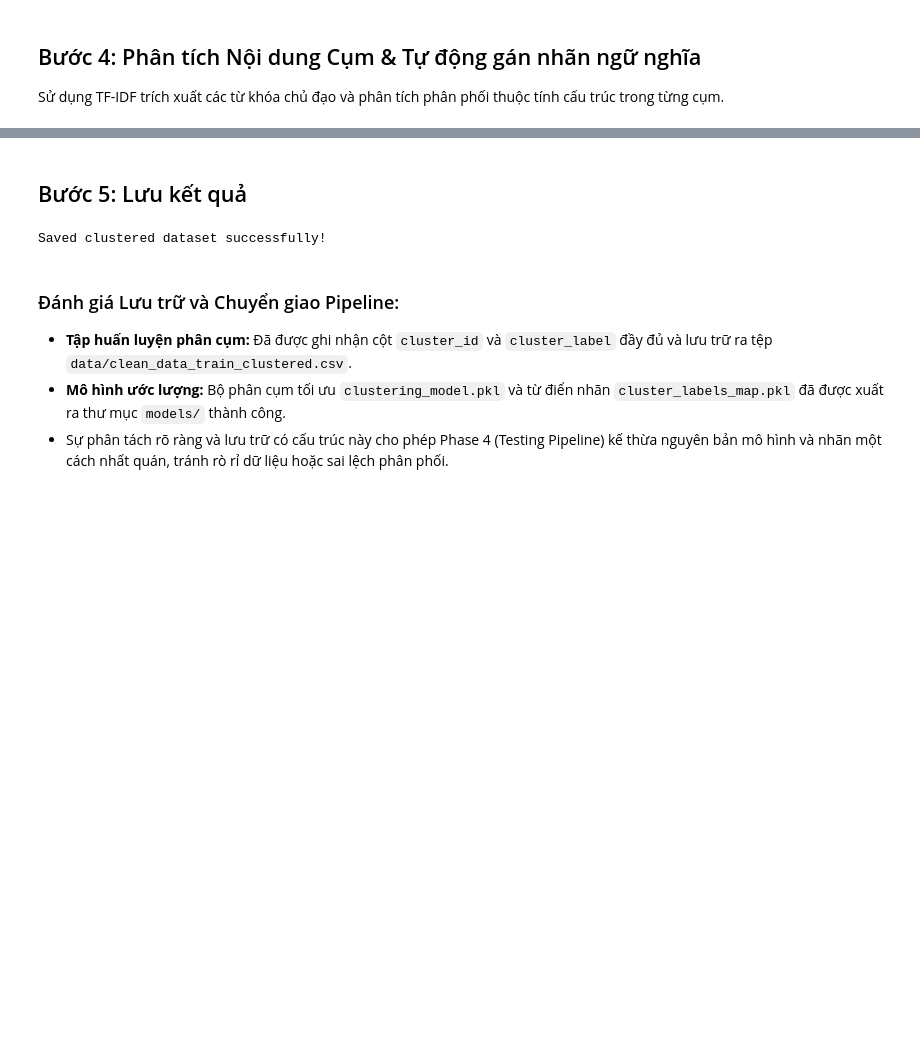
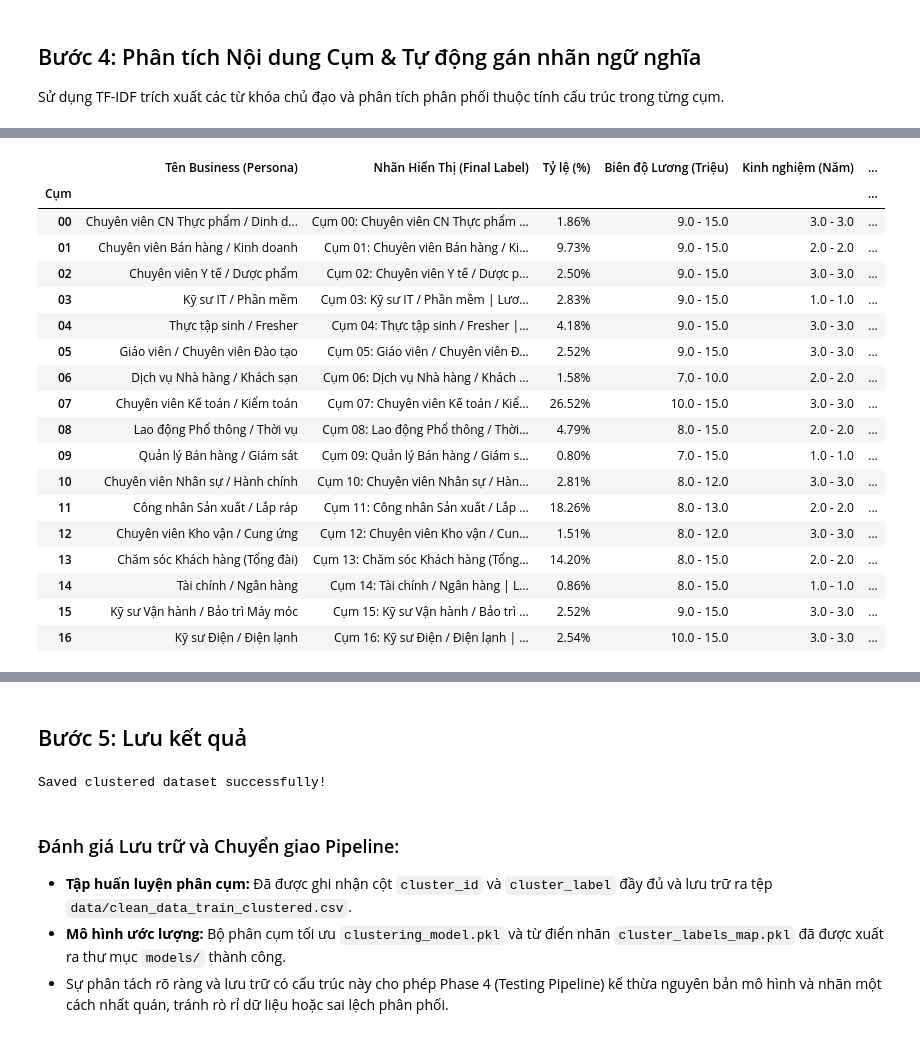
Before and after one commit to LuongVanVo/vietnam-job-market-clustering, a Jupyter notebook: notebooks/03_training.ipynb, the cells around one changed output, grey strips where cells are left out. Saved outputs shown, nothing was run; the diff lists cells and outputs as text; code cells hidden in the pictures; blank space fills up the shorter version.

```diff
--- a/notebooks/03_training.ipynb
+++ b/notebooks/03_training.ipynb
@@ -278,0 +173,81 @@ Quá trình phân tích hồ sơ trích xuất đặc trưng của **$K = 17$**
+# %%
+# Bộ Từ điển Ánh xạ Business Persona chuyên nghiệp cho K=17
+BUSINESS_PERSONA_MAP_17 = {
+    0: "Chuyên viên CN Thực phẩm / Dinh dưỡng",
+    1: "Chuyên viên Bán hàng / Kinh doanh",
+    2: "Chuyên viên Y tế / Dược phẩm",
+    3: "Kỹ sư IT / Phần mềm",
+    4: "Thực tập sinh / Fresher",
+    5: "Giáo viên / Chuyên viên Đào tạo",
+    6: "Dịch vụ Nhà hàng / Khách sạn",
+    7: "Chuyên viên Kế toán / Kiểm toán",
+    8: "Lao động Phổ thông / Thời vụ",
+    9: "Quản lý Bán hàng / Giám sát",
+    10: "Chuyên viên Nhân sự / Hành chính",
+    11: "Công nhân Sản xuất / Lắp ráp",
+    12: "Chuyên viên Kho vận / Cung ứng",
+    13: "Chăm sóc Khách hàng (Tổng đài)",
+    14: "Tài chính / Ngân hàng",
+    15: "Kỹ sư Vận hành / Bảo trì Máy móc",
+    16: "Kỹ sư Điện / Điện lạnh"
+}
+
+cluster_profiles = {}
+cluster_labels_map_final = {}
+summary_data = []
+
+for c in range(k_optimal):
+    df_c = df_train_final[df_train_final['cluster_id'] == c]
+    count_c = len(df_c)
+    pct_c = (count_c / len(df_train_final)) * 100
+
+    # Lấy thuộc tính Lương & Kinh nghiệm (Range)
+    sal_min = df_c['salary_min_m_vnd'].median()
+    sal_max = df_c['salary_max_m_vnd'].median()
+    exp_min = df_c['exp_min_years'].median()
+    exp_max = df_c['exp_max_years'].median()
+
+    # Lấy Top Bằng cấp, Địa điểm, Chức danh
+    top_edu = df_c['education_level'].mode()[0] if 'education_level' in df_c and not df_c['education_level'].empty else "N/A"
+    top_locs = ", ".join(df_c['location'].value_counts().head(2).index.tolist()) if 'location' in df_c else "N/A"
+    top_titles = ", ".join(df_c['job_title'].value_counts().head(2).index.tolist()) if 'job_title' in df_c else "N/A"
+
+    # Top Ngành nghề
+    industry_counts = df_c['job_industry'].value_counts()
+    top_industry = industry_counts.index[0] if not industry_counts.empty else "Đa ngành"
+    top_3_industries = ", ".join(industry_counts.head(3).index.tolist())
+
+    # Ánh xạ Tên Business
+    if k_optimal == 17 and c in BUSINESS_PERSONA_MAP_17:
+        business_name = BUSINESS_PERSONA_MAP_17[c]
+    else:
+        business_name = top_industry
+
+    # Tạo Nhãn Đa Chiều
+    final_label = f"Cụm {c:02d}: {business_name} | Lương ~{sal_min:.0f}M | KN ~{exp_min:.0f} Năm"
+    cluster_labels_map_final[c] = final_label
+
+    # Đóng gói dữ liệu Profiling Mở rộng
+    summary_data.append({
+        'Cụm': f"{c:02d}",
+        'Tên Business (Persona)': business_name,
+        'Nhãn Hiển Thị (Final Label)': final_label,
+        'Tỷ lệ (%)': f"{pct_c:.2f}%",
+        'Biên độ Lương (Triệu)': f"{sal_min:.1f} - {sal_max:.1f}",
+        'Kinh nghiệm (Năm)': f"{exp_min:.1f} - {exp_max:.1f}",
+        'Địa điểm (Top 2)': top_locs,
+        'Chức danh tiêu biểu': top_titles,
+        'Top 3 Ngành gốc': top_3_industries
+    })
+
+# Gắn nhãn vào dataset và lưu từ điển
+df_train_final['cluster_label'] = df_train_final['cluster_id'].map(cluster_labels_map_final)
+import joblib
+joblib.dump(cluster_labels_map_final, "../models/cluster_labels_map.pkl")
+
+
+pd.set_option('display.max_colwidth', None)
+df_summary = pd.DataFrame(summary_data).set_index('Cụm')
+print("\n=== BẢNG CHÂN DUNG NGHỀ NGHIỆP MỞ RỘNG (EXTENDED PROFILES) ===")
+display(df_summary)
+# %% [output]
@@ -278,0 +255,19 @@ Quá trình phân tích hồ sơ trích xuất đặc trưng của **$K = 17$**
+|  | Tên Business (Persona) | Nhãn Hiển Thị (Final Label) | Tỷ lệ (%) | Biên độ Lương (Triệu) | Kinh nghiệm (Năm) | ... |
+| Cụm |  |  |  |  |  | ... |
+| 00 | Chuyên viên CN Thực phẩm / Dinh d... | Cụm 00: Chuyên viên CN Thực phẩm ... | 1.86% | 9.0 - 15.0 | 3.0 - 3.0 | ... |
+| 01 | Chuyên viên Bán hàng / Kinh doanh | Cụm 01: Chuyên viên Bán hàng / Ki... | 9.73% | 9.0 - 15.0 | 2.0 - 2.0 | ... |
+| 02 | Chuyên viên Y tế / Dược phẩm | Cụm 02: Chuyên viên Y tế / Dược p... | 2.50% | 9.0 - 15.0 | 3.0 - 3.0 | ... |
+| 03 | Kỹ sư IT / Phần mềm | Cụm 03: Kỹ sư IT / Phần mềm | Lươ... | 2.83% | 9.0 - 15.0 | 1.0 - 1.0 | ... |
+| 04 | Thực tập sinh / Fresher | Cụm 04: Thực tập sinh / Fresher |... | 4.18% | 9.0 - 15.0 | 3.0 - 3.0 | ... |
+| 05 | Giáo viên / Chuyên viên Đào tạo | Cụm 05: Giáo viên / Chuyên viên Đ... | 2.52% | 9.0 - 15.0 | 3.0 - 3.0 | ... |
+| 06 | Dịch vụ Nhà hàng / Khách sạn | Cụm 06: Dịch vụ Nhà hàng / Khách ... | 1.58% | 7.0 - 10.0 | 2.0 - 2.0 | ... |
+| 07 | Chuyên viên Kế toán / Kiểm toán | Cụm 07: Chuyên viên Kế toán / Kiể... | 26.52% | 10.0 - 15.0 | 3.0 - 3.0 | ... |
+| 08 | Lao động Phổ thông / Thời vụ | Cụm 08: Lao động Phổ thông / Thời... | 4.79% | 8.0 - 15.0 | 2.0 - 2.0 | ... |
+| 09 | Quản lý Bán hàng / Giám sát | Cụm 09: Quản lý Bán hàng / Giám s... | 0.80% | 7.0 - 15.0 | 1.0 - 1.0 | ... |
+| 10 | Chuyên viên Nhân sự / Hành chính | Cụm 10: Chuyên viên Nhân sự / Hàn... | 2.81% | 8.0 - 12.0 | 3.0 - 3.0 | ... |
+| 11 | Công nhân Sản xuất / Lắp ráp | Cụm 11: Công nhân Sản xuất / Lắp ... | 18.26% | 8.0 - 13.0 | 2.0 - 2.0 | ... |
+| 12 | Chuyên viên Kho vận / Cung ứng | Cụm 12: Chuyên viên Kho vận / Cun... | 1.51% | 8.0 - 12.0 | 3.0 - 3.0 | ... |
+| 13 | Chăm sóc Khách hàng (Tổng đài) | Cụm 13: Chăm sóc Khách hàng (Tổng... | 14.20% | 8.0 - 15.0 | 2.0 - 2.0 | ... |
+| 14 | Tài chính / Ngân hàng | Cụm 14: Tài chính / Ngân hàng | L... | 0.86% | 8.0 - 15.0 | 1.0 - 1.0 | ... |
+| 15 | Kỹ sư Vận hành / Bảo trì Máy móc | Cụm 15: Kỹ sư Vận hành / Bảo trì ... | 2.52% | 9.0 - 15.0 | 3.0 - 3.0 | ... |
+| 16 | Kỹ sư Điện / Điện lạnh | Cụm 16: Kỹ sư Điện / Điện lạnh | ... | 2.54% | 10.0 - 15.0 | 3.0 - 3.0 | ... |
```
Also changed, not shown: parts of 14 cells of this notebook, 13 other files.
